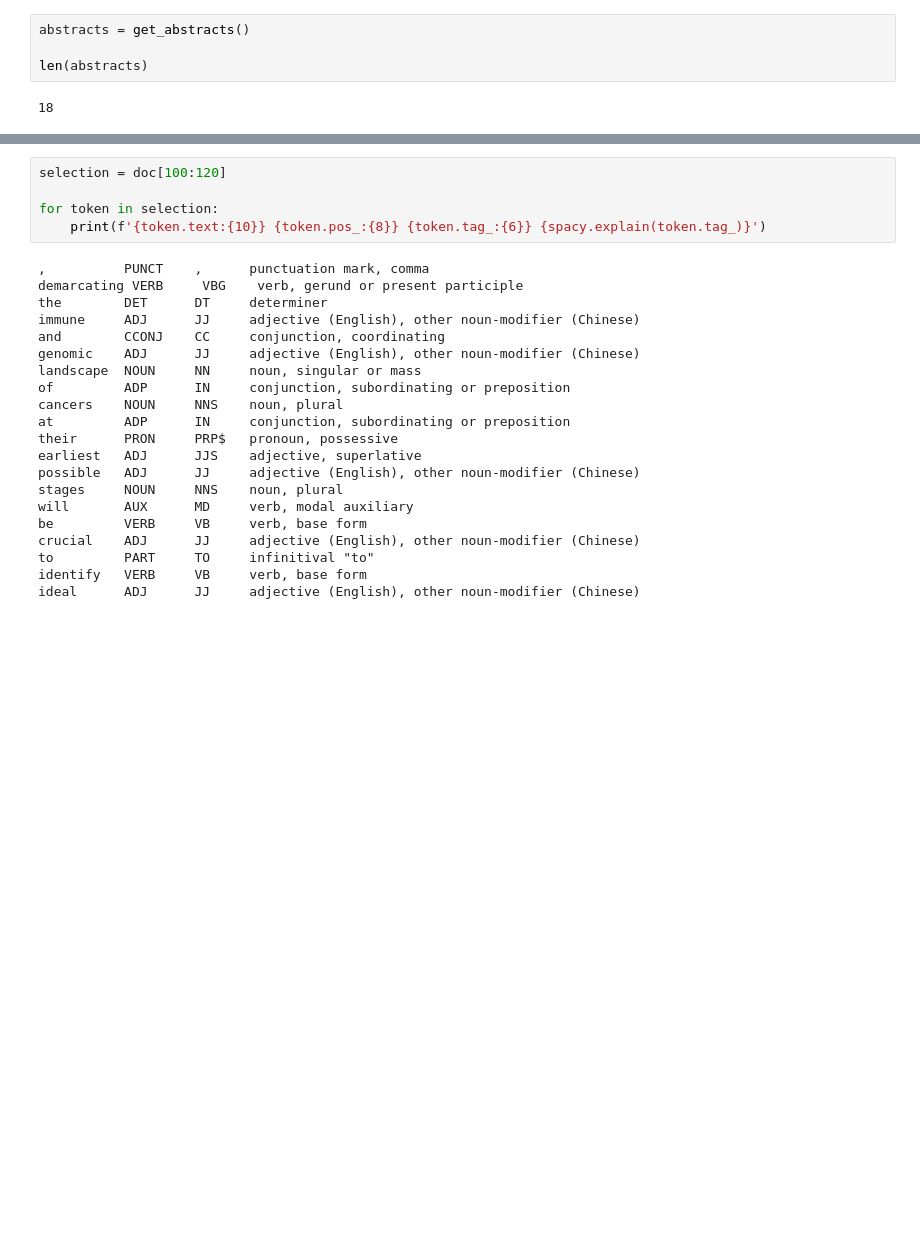
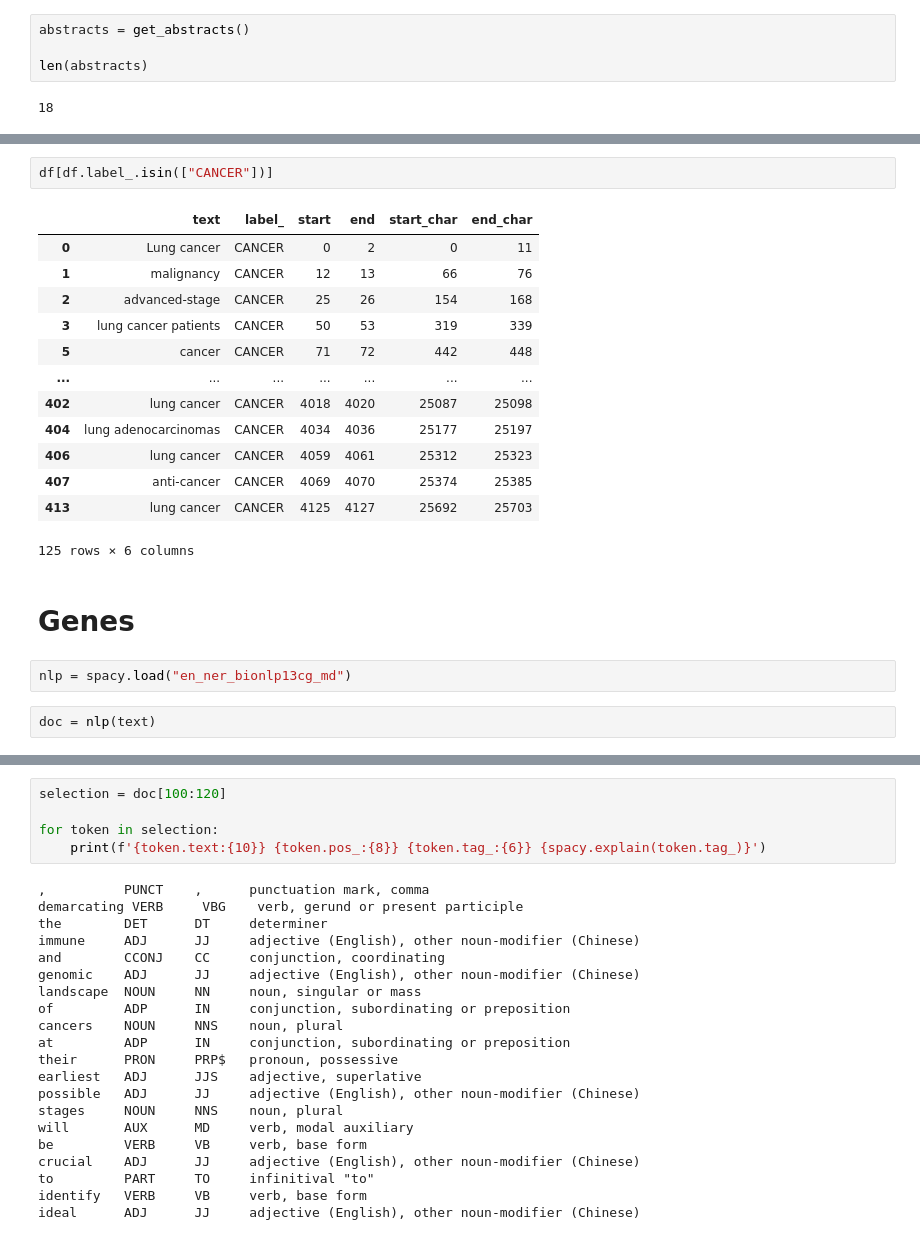
Before and after one commit to plpxsk/nlp-playgrounds, a Jupyter notebook: projects/entities/poc.ipynb, the cells around one changed output, grey strips where cells are left out. Cells and saved outputs as stored; diff of their text form; blank space fills up the shorter version.

```diff
--- a/projects/entities/poc.ipynb
+++ b/projects/entities/poc.ipynb
@@ -28,0 +157,22 @@ doc = nlp(doc)
+# %%
+df[df.label_.isin(["CANCER"])]
+# %% [output]
+|  | text | label_ | start | end | start_char | end_char |
+| 0 | Lung cancer | CANCER | 0 | 2 | 0 | 11 |
+| 1 | malignancy | CANCER | 12 | 13 | 66 | 76 |
+| 2 | advanced-stage | CANCER | 25 | 26 | 154 | 168 |
+| 3 | lung cancer patients | CANCER | 50 | 53 | 319 | 339 |
+| 5 | cancer | CANCER | 71 | 72 | 442 | 448 |
+| ... | ... | ... | ... | ... | ... | ... |
+| 402 | lung cancer | CANCER | 4018 | 4020 | 25087 | 25098 |
+| 404 | lung adenocarcinomas | CANCER | 4034 | 4036 | 25177 | 25197 |
+| 406 | lung cancer | CANCER | 4059 | 4061 | 25312 | 25323 |
+| 407 | anti-cancer | CANCER | 4069 | 4070 | 25374 | 25385 |
+| 413 | lung cancer | CANCER | 4125 | 4127 | 25692 | 25703 |
+125 rows × 6 columns
+# %% [markdown]
+# Genes
+# %%
+nlp = spacy.load("en_ner_bionlp13cg_md")
+# %%
+doc = nlp(text)
```
Also changed, not shown: parts of 35 cells of this notebook, 1 other file.
